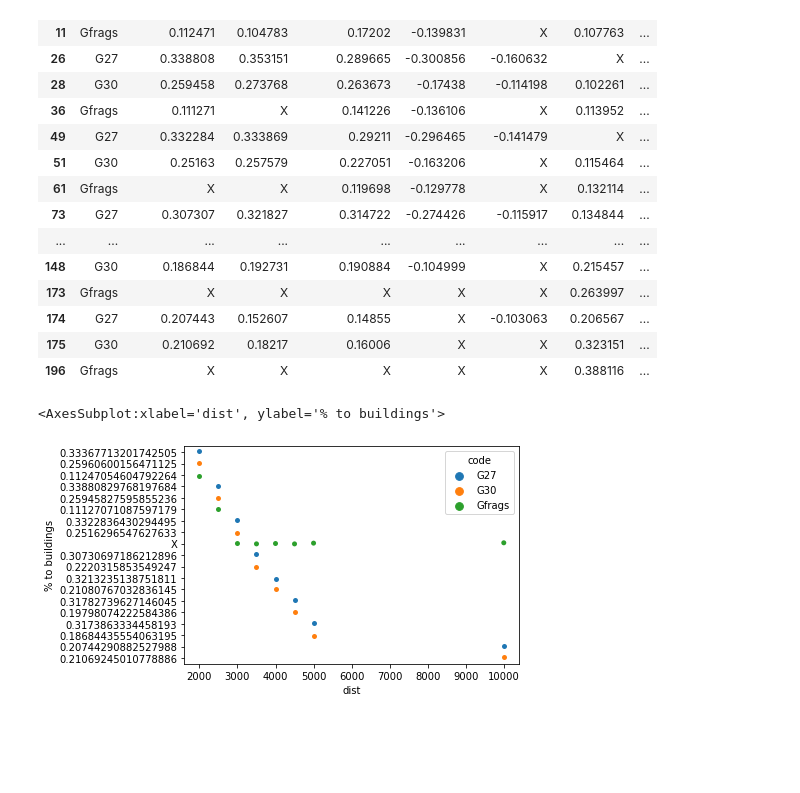
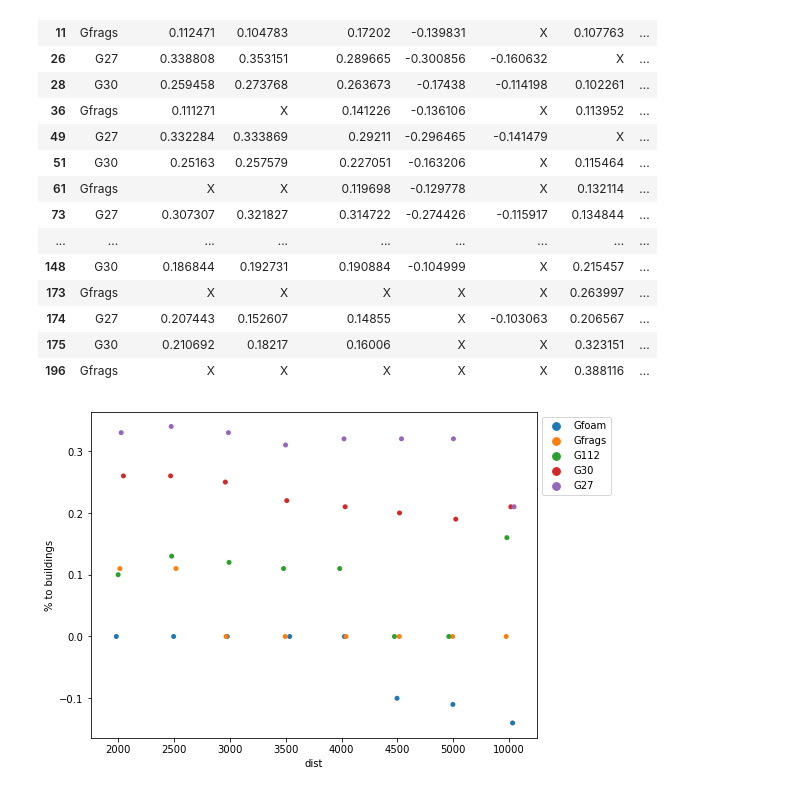
Before and after one commit to hammerdirt-analyst/landuse, a Jupyter notebook: land_use_buffers.ipynb, the cells around one changed output. Cells and saved outputs as stored; diff of their text form; code cells hidden in the pictures; blank space fills up the shorter version.

```diff
--- a/land_use_buffers.ipynb
+++ b/land_use_buffers.ipynb
@@ -333,7 +349,7 @@ data = pd.DataFrame(index = fd.location.unique())
 abundant_codes = fd[fd.quantity > 30].code.unique()
 
 # getting a list of the current landuse categories
-add_these_cols = lu_2000.label.unique()
+add_these_cols = new_buffer.label.unique()
 
 # counting the number of points inside the buffer for each category and location
 bufferdata = new_buffer.groupby(['slug','label'], as_index=False).AS18_27.count()
@@ -722,10 +738,21 @@ comps[comps.code.isin(['G27', 'Gfrags', 'G30'])]
 | 174 | G27 | 0.207443 | 0.152607 | 0.14855 | X | -0.103063 | 0.206567 | ... |
 | 175 | G30 | 0.210692 | 0.18217 | 0.16006 | X | X | 0.323151 | ... |
 | 196 | Gfrags | X | X | X | X | X | 0.388116 | ... |
-# %%
-sns.stripplot(data=comps[comps.code.isin(['G27', 'Gfrags', 'G30'])], x='dist', y='% to buildings', hue='code')
-# %% [output]
-<AxesSubplot:xlabel='dist', ylabel='% to buildings'>
-[figure, removed]
+# %%
+comps.replace("X", 0, inplace=True)
+# %%
+fig, ax = plt.subplots(figsize=(8,6))
+
+data = comps[comps.code.isin(['G27', 'Gfrags', 'G30', 'Gfoam', 'G112'])].copy()
+aval = "% to buildings"
+variables=[aval]
+data[[variables]] = data[variables].astype('float').round(2)
+data.sort_values(by=aval, inplace=True)
+
+sns.stripplot(data=data, x='dist', y=aval, hue='code')
+plt.legend(bbox_to_anchor=(1,1), loc='upper left')
+plt.show()
+# %% [output]
+[figure, added]
 # %%
 comps
```
Also changed, not shown: parts of 1 cell of this notebook, 1 other file.
